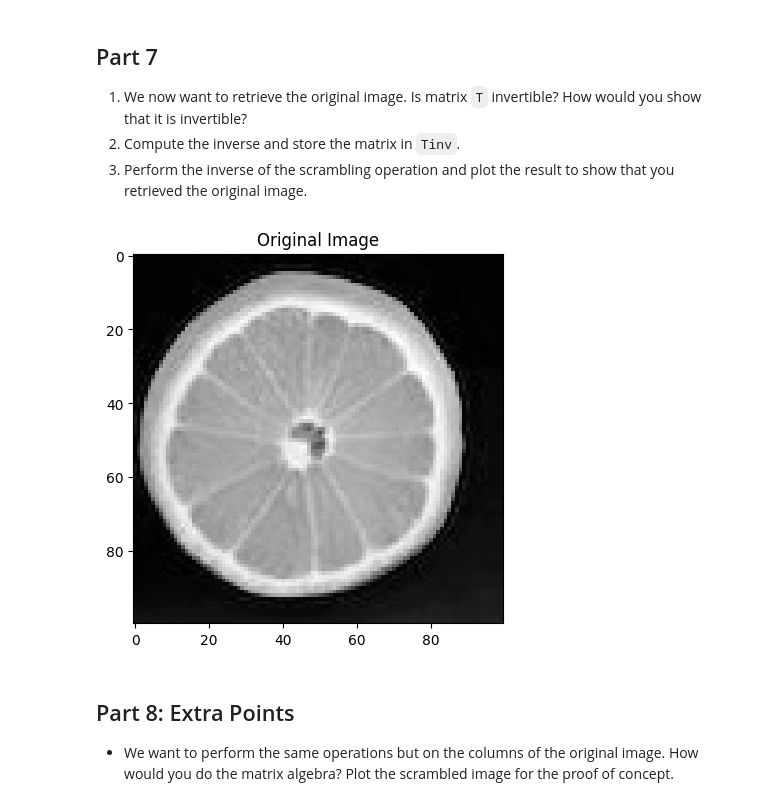
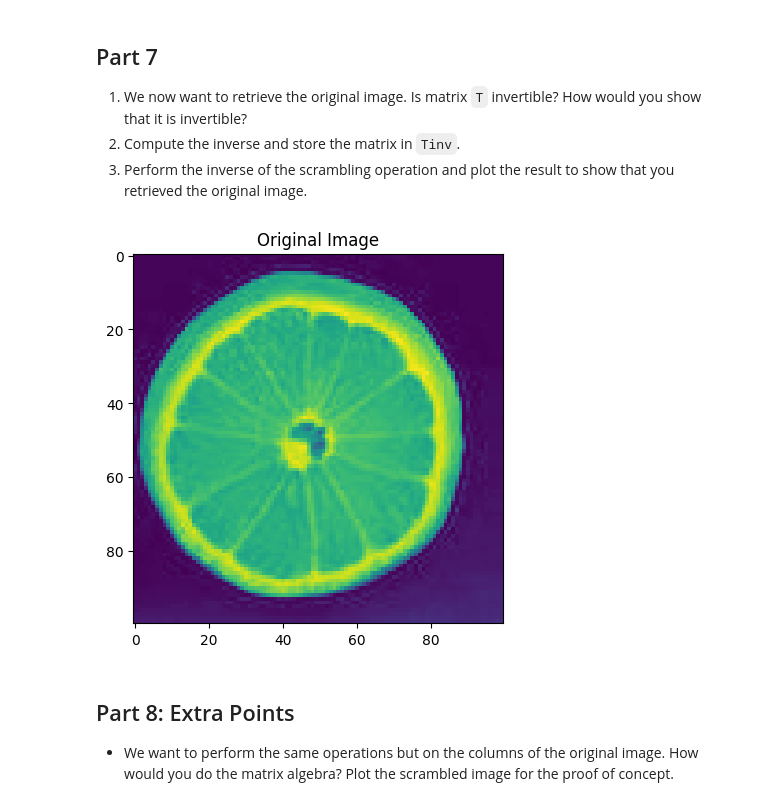
Before and after one commit to pranith256/PR_Assignments_PranithReddy, a Jupyter notebook: HW1/Sankepally_PranithReddy_PR_HW1.ipynb, the cells around one changed output. Cells and saved outputs as stored; diff of their text form; code cells hidden in the pictures.

```diff
--- a/HW1/Sankepally_PranithReddy_PR_HW1.ipynb
+++ b/HW1/Sankepally_PranithReddy_PR_HW1.ipynb
@@ -21,7 +21,7 @@ import matplotlib.pyplot as plt
 # %% [markdown]
 PIL stands for Python Imaging Library, and it provides the necessary tools and functions for handling images in Python. It is used for image processing, manipulation, and analysis.
 # %%
-image = np.array(Image.open('/lemon.jpeg'))
+image = np.array(Image.open('lemon.jpeg'))
 # %% [markdown]
 ## Part 1
 
@@ -218,24 +218,24 @@ Shape of transformed_image: (100, 100)
 # %%
 #we will find the determinant of T and check if it is non-zero matrix. If it is non-zero then
 #it is invertible else not.
 #Compute determinant of T
 det_T = np.linalg.det(T)
 # Check if 'T' is invertible (determinant is nonzero)
 if det_T != 0:
     # Compute the inverse of 'T'
     Tinv = np.linalg.inv(T)
 else:
     print("Matrix T is not invertible.")
 
 #Perform the inverse of the scrambling operation and plot the result to show that you retrieved the original image.
 original_image = np.dot(Tinv, transformed_image)
 original_image = np.round(original_image).astype(np.uint8)
 #Plotting the original_image
-plt.imshow(original_image, cmap='gray')
+plt.imshow(original_image)
 plt.title('Original Image')
 plt.show()
 # %% [output]
-[figure, old version]
+[figure, new version]
 # %% [markdown]
 ## Part 8: Extra Points
 
```
Also changed, not shown: parts of 9 cells of this notebook.
